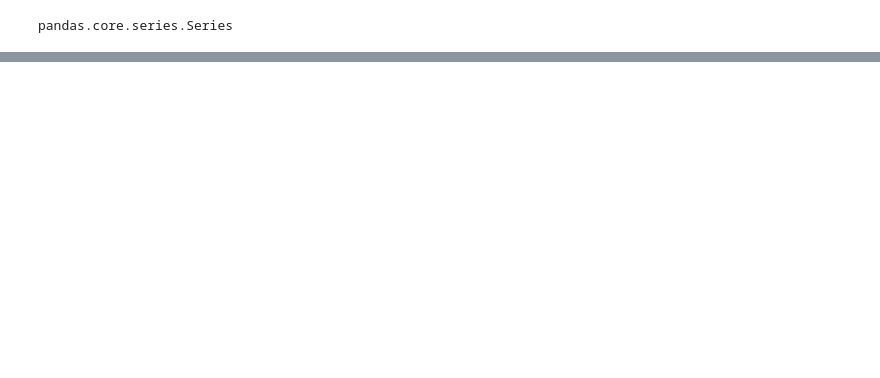
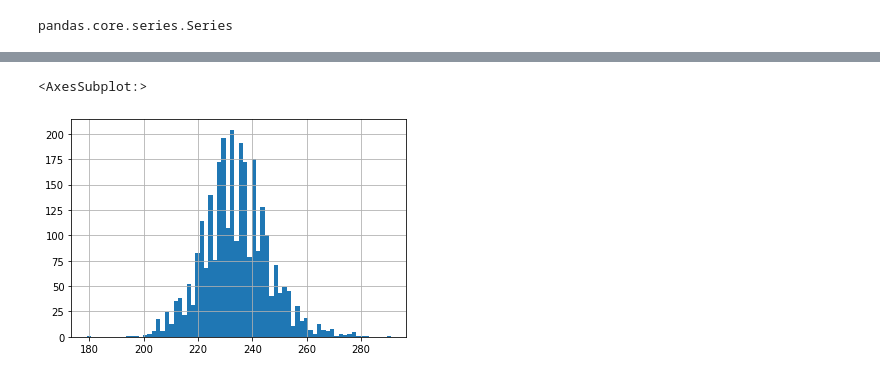
Before and after one commit to JSJeong-me/Irostyle, a Jupyter notebook: 1_read_data.ipynb, the cells around one changed output, grey strips where cells are left out. Drawn from its saved outputs; the diff is of its cells as text; code cells hidden in the pictures; blank space fills up the shorter version.

```diff
--- a/1_read_data.ipynb
+++ b/1_read_data.ipynb
@@ -211,0 +183,5 @@ foot_L.value_counts(bins=20).plot.bar()
+# %%
+foot_R.hist(bins=70)
+# %% [output]
+<AxesSubplot:>
+[figure, added]
```
Also changed, not shown: parts of 11 cells of this notebook.
